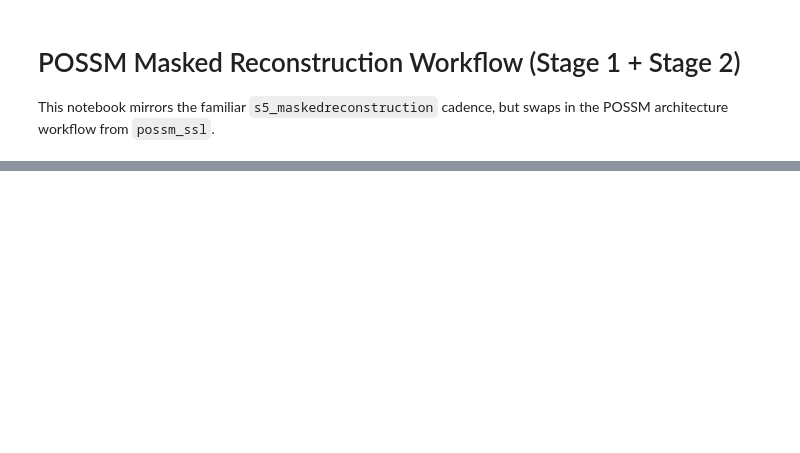
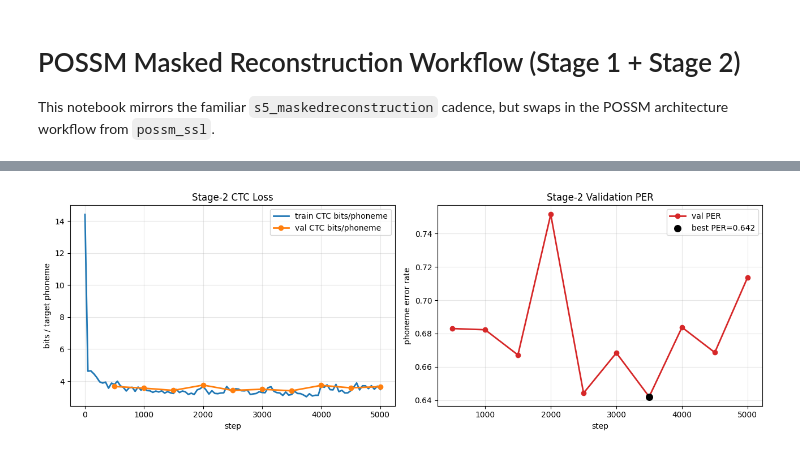
Before and after one commit to ethan-read/utah-ssl, a Jupyter notebook: analysis/active/ssl_experiments/s6_possm_maskedreconstruction.ipynb, the cells around one changed output, grey strips where cells are left out. Drawn from its saved outputs; the diff is of its cells as text; code cells hidden in the pictures; blank space fills up the shorter version.

```diff
--- a/analysis/active/ssl_experiments/s6_possm_maskedreconstruction.ipynb
+++ b/analysis/active/ssl_experiments/s6_possm_maskedreconstruction.ipynb
@@ -356,7 +293,7 @@ STAGE1_CONFIG = POSSMTrainingConfig(
     value_encoder_type='linear',
     value_mlp_hidden_size=None,
     ffn_hidden_size=512,
-    dropout=0.1,
+    dropout=0.15,
     use_token_norm=True,
     batch_size=32,
     num_steps=5000,
@@ -981,0 +1123,92 @@ else:
+# %%
+# Stage-2 loss / PER curves.
+#
+# Choose which run to plot:
+PLOT_STAGE2_SUMMARY = globals().get('STAGE2_SUMMARY', None)
+# PLOT_STAGE2_SUMMARY = globals().get('RANDOM_INIT_STAGE2_SUMMARY', None)
+
+if PLOT_STAGE2_SUMMARY is None:
+    print('No stage-2 summary available to plot.')
+else:
+    progress_path = Path(PLOT_STAGE2_SUMMARY['progress_log_path'])
+    if not progress_path.exists():
+        raise FileNotFoundError(f'Missing stage-2 progress log: {progress_path}')
+
+    progress_rows = [
+        json.loads(line)
+        for line in progress_path.read_text().splitlines()
+        if line.strip()
+    ]
+    progress_df = pd.DataFrame(progress_rows)
+    display(progress_df.tail(10))
+
+    train_df = progress_df[progress_df.get('event') == 'phoneme_train_report'].copy()
+    val_df = progress_df[progress_df.get('event') == 'phoneme_val_report'].copy()
+
+    fig, axes = plt.subplots(1, 2, figsize=(13, 4.5))
+
+    if not train_df.empty:
+        axes[0].plot(
+            train_df['step'],
+            train_df['train_ctc_bpphone'],
+            label='train CTC bits/phoneme',
+            color='C0',
+            linewidth=2,
+        )
+    if not val_df.empty:
+        axes[0].plot(
+            val_df['step'],
+            val_df['val_ctc_bpphone'],
+            label='val CTC bits/phoneme',
+            color='C1',
+            marker='o',
+            linewidth=2,
+        )
+    axes[0].set_title('Stage-2 CTC Loss')
+    axes[0].set_xlabel('step')
+    axes[0].set_ylabel('bits / target phoneme')
+    axes[0].grid(True, alpha=0.3)
+    axes[0].legend()
+
+    if not val_df.empty:
+        axes[1].plot(
+            val_df['step'],
+            val_df['val_phoneme_error_rate'],
+            label='val PER',
+            color='C3',
+            marker='o',
+            linewidth=2,
+        )
+        best_idx = val_df['val_phoneme_error_rate'].astype(float).idxmin()
+        best_row = val_df.loc[best_idx]
+        axes[1].scatter(
+            [best_row['step']],
+            [best_row['val_phoneme_error_rate']],
+            color='black',
+            s=70,
+            zorder=3,
+            label=f"best PER={best_row['val_phoneme_error_rate']:.3f}",
+        )
+    axes[1].set_title('Stage-2 Validation PER')
+    axes[1].set_xlabel('step')
+    axes[1].set_ylabel('phoneme error rate')
+    axes[1].grid(True, alpha=0.3)
+    axes[1].legend()
+
+    plt.tight_layout()
+    plt.show()
+
+    if not val_df.empty:
+        val_cols = [
+            col for col in [
+                'step',
+                'val_ctc_bpphone',
+                'val_phoneme_error_rate',
+                'model_num_parameters',
+                'encoder_num_parameters',
+            ]
+            if col in val_df.columns
+        ]
+        print('Validation reports:')
+        display(val_df[val_cols].reset_index(drop=True))
+# %% [output]
@@ -981,0 +1226 @@ else:
+[figure, added]
```
Also changed, not shown: parts of 17 cells of this notebook, 31 other files.
